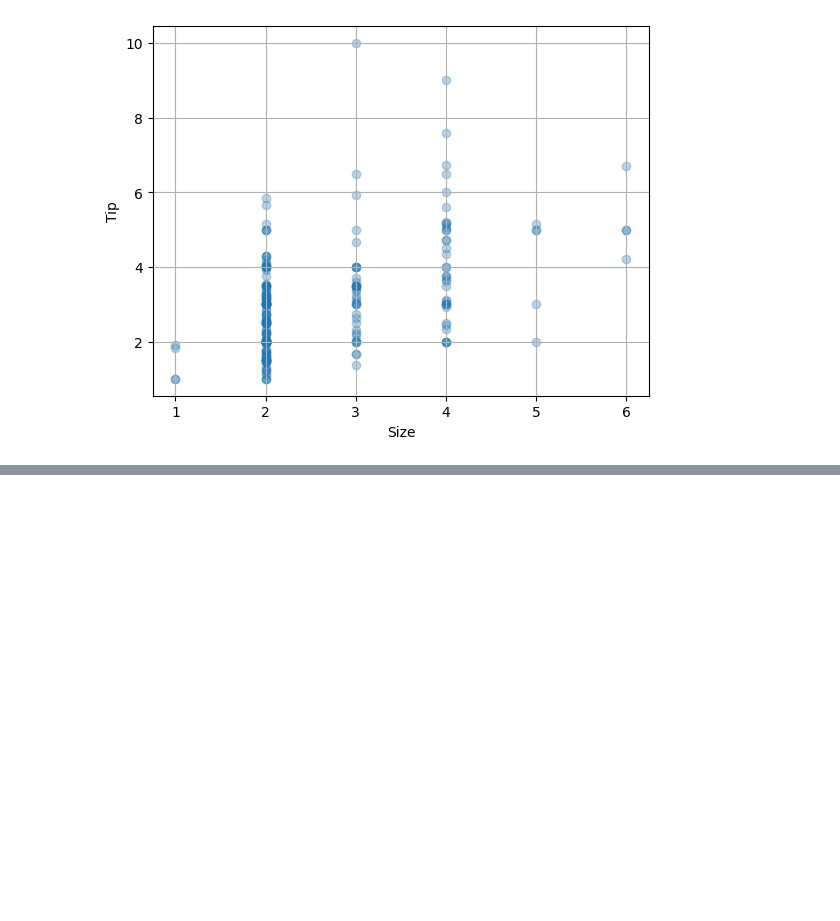
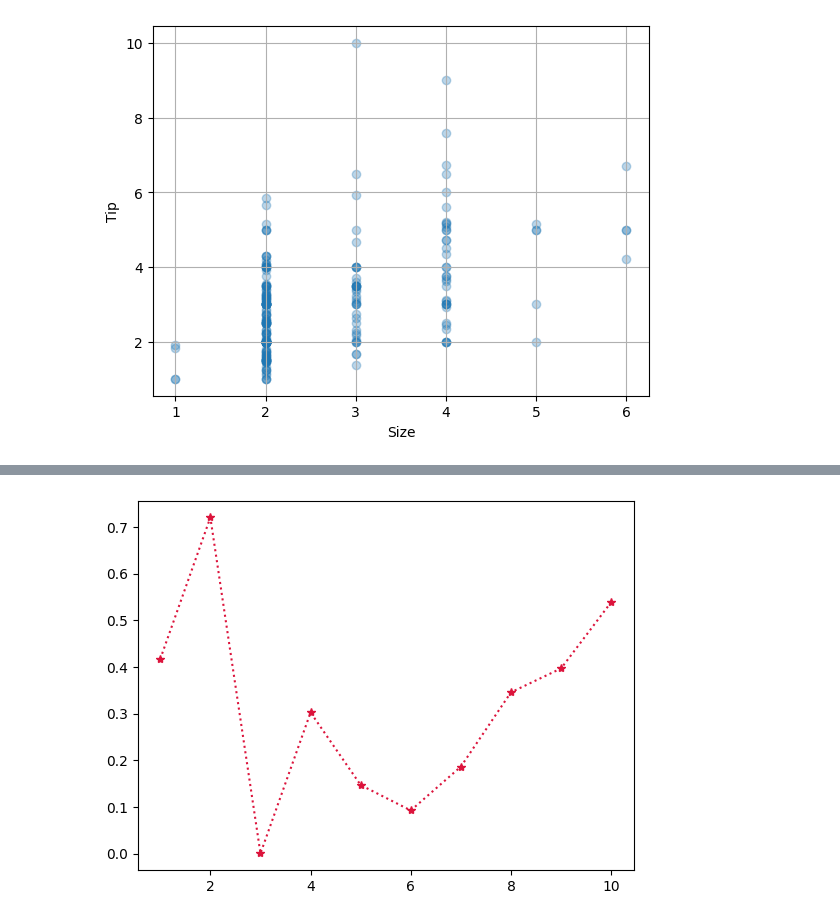
Before and after one commit to kiminhonawa/python, a Jupyter notebook: py16_matplotlib.ipynb, the cells around one changed output, grey strips where cells are left out. Cells and saved outputs as stored; diff of their text form; code cells hidden in the pictures; blank space fills up the shorter version.

```diff
--- a/py16_matplotlib.ipynb
+++ b/py16_matplotlib.ipynb
@@ -430,0 +469,11 @@ plt.show()
+# %%
+# variable-length keyword argument(**kwargs) 사용 방법:
+plt.plot(df.time, df.price,
+         c='crimson',  # color
+         marker='*',   # marker
+         linestyle='dotted'  # line style
+         )
+
+plt.show()
+# %% [output]
+[figure, added]
```
Also changed, not shown: parts of 6 cells of this notebook.
